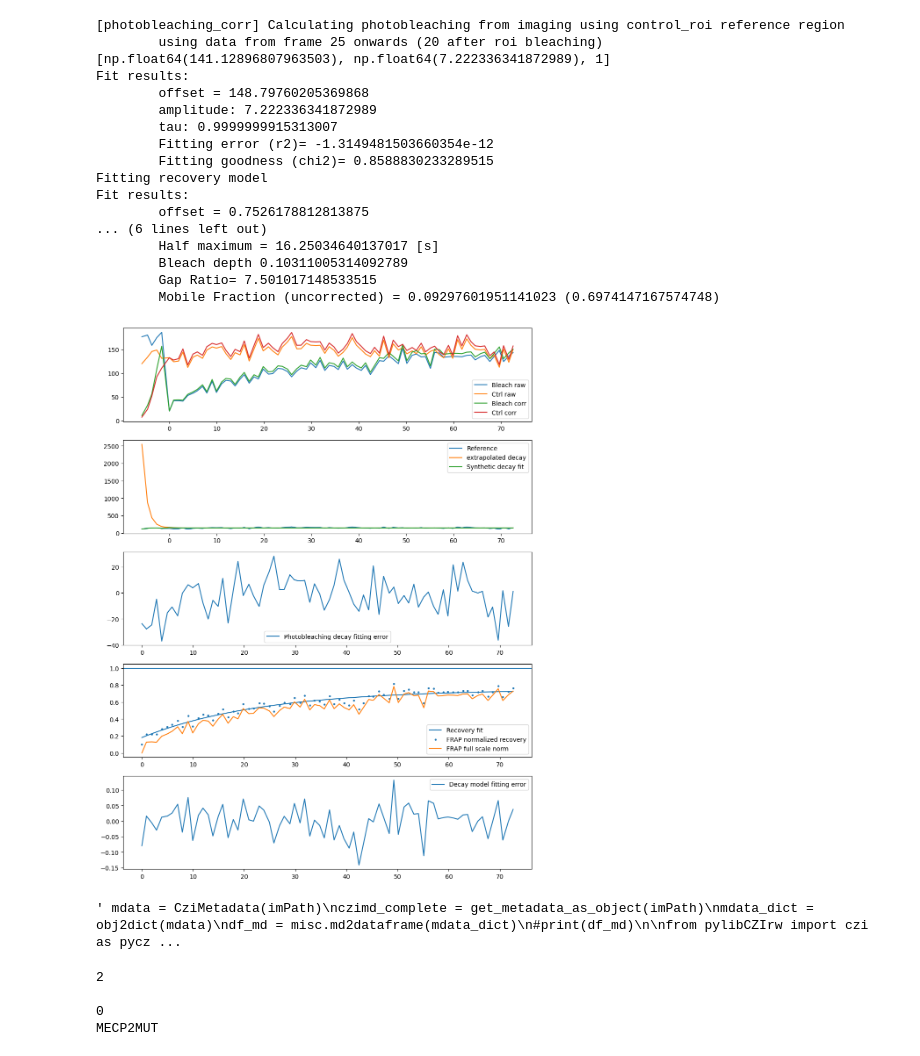
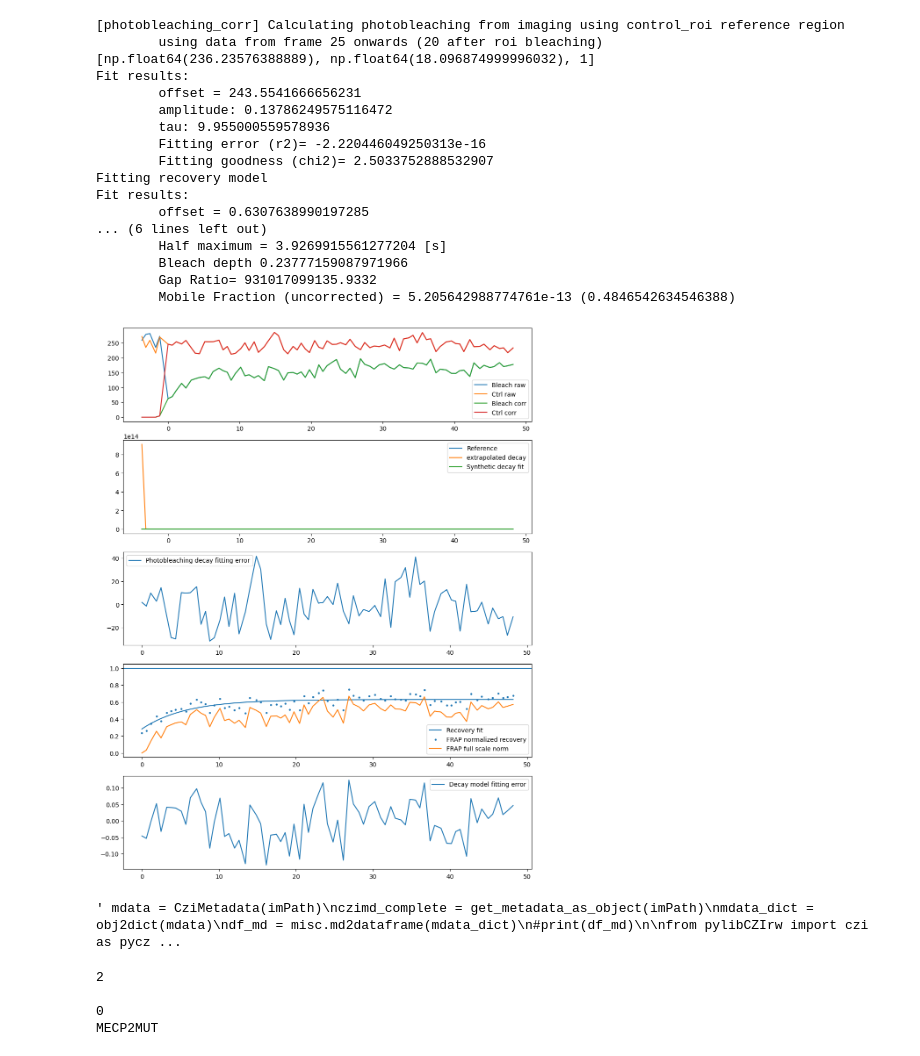
Before and after one commit to amarcosv/FRAP-analysis-younglab, a Jupyter notebook: src/load_test_csv.ipynb, the cells around one changed output. Saved outputs shown, nothing was run; the diff lists cells and outputs as text; code cells hidden in the pictures.

```diff
--- a/src/load_test_csv.ipynb
+++ b/src/load_test_csv.ipynb
@@ -15,9 +15,11 @@ from skimage.color import label2rgb
 
 imPath = "D:\\Projects\\Shannon\\FRAP analysis\\images\\20250115_MeCP2_FRAP_processed\\WT\\dish1_MECP2WT-#roi-05-Airyscan Processing-05.czi"
 imPath = "C:\\Users\\amarcosv\\Downloads\\dish1_ASS1WT-#roi-01-proc.czi"
-imPath = "D:\Projects\Shannon\FRAP analysis\images\CSV\dish6_0mM_roi1.csv"
+imPath = "D:\Projects\Shannon\FRAP analysis\images\CSV\WT\dish6_0mM_roi1.csv"
 
-roiData, frap_experiment = frap_tools.import_FRAP_data(imPath)
+imPath = "D:\\Projects\\Shannon\FRAP analysis\\images\\CSV\\20250715_WGA_iPSC_SurLab_Ale\\R306C_1mM_NAC\\dish5_iPSC_R306_NAC_roi08.csv"
+
+roiData, frap_experiment,a,b = frap_tools.import_FRAP_data(imPath)
 #roiData,regions, image, frap_experiment = frap_tools.import_FRAP_data(imPath, False)
 roiData, frap_experiment = frap_tools.run_FRAP_analysis(roiData, frap_experiment, 1)
 
@@ -106,45 +108,45 @@ plt.show()
 """ mdata = CziMetadata(imPath)
 czimd_complete = get_metadata_as_object(imPath)
 mdata_dict = obj2dict(mdata)
 df_md = misc.md2dataframe(mdata_dict)
 #print(df_md)
 
 from pylibCZIrw import czi as pyczi
 
 with pyczi.open_czi(imPath) as czidoc:
     md_xml = czidoc.raw_metadata
     root = ET.fromstring(md_xml)
     #print(md_xml)
 #meta = img.metadata
 print("Parsing metadata")sss
 for child in root:
     print(child.tag, child.attrib)
 #root = meta
 #ome_meta = img.ome_metadata
 #img.data
 for neighbor in root.iter('RegionItem'):
     print(neighbor.attrib)
 
 regions = pd.read_xml(StringIO(md_xml), xpath=".//RegionItem", attrs_only = True, parser="etree")    """
 # %% [output]
 [photobleaching_corr] Calculating photobleaching from imaging using control_roi reference region
         using data from frame 25 onwards (20 after roi bleaching)
-[np.float64(141.12896807963503), np.float64(7.222336341872989), 1]
+[np.float64(236.23576388889), np.float64(18.096874999996032), 1]
 Fit results:
-        offset = 148.79760205369868
-        amplitude: 7.222336341872989
-        tau: 0.9999999915313007
-        Fitting error (r2)= -1.3149481503660354e-12
-        Fitting goodness (chi2)= 0.8588830233289515
+        offset = 243.5541666656231
+        amplitude: 0.13786249575116472
+        tau: 9.955000559578936
+        Fitting error (r2)= -2.220446049250313e-16
+        Fitting goodness (chi2)= 2.5033752888532907
 Fitting recovery model
 Fit results:
-        offset = 0.7526178812813875
+        offset = 0.6307638990197285
 ... (6 lines left out)
-        Half maximum = 16.25034640137017 [s]
-        Bleach depth 0.10311005314092789
-        Gap Ratio= 7.501017148533515
-        Mobile Fraction (uncorrected) = 0.09297601951141023 (0.6974147167574748)
+        Half maximum = 3.9269915561277204 [s]
+        Bleach depth 0.23777159087971966
+        Gap Ratio= 931017099135.9332
+        Mobile Fraction (uncorrected) = 5.205642988774761e-13 (0.4846542634546388)
-[figure, old version]
+[figure, new version]
 ' mdata = CziMetadata(imPath)\nczimd_complete = get_metadata_as_object(imPath)\nmdata_dict = obj2dict(mdata)\ndf_md = misc.md2dataframe(mdata_dict)\n#print(df_md)\n\nfrom pylibCZIrw import czi as pycz ...
 # %%
 print(frap_experiment['half_max'].item())
```
Also changed, not shown: 2 other files.
